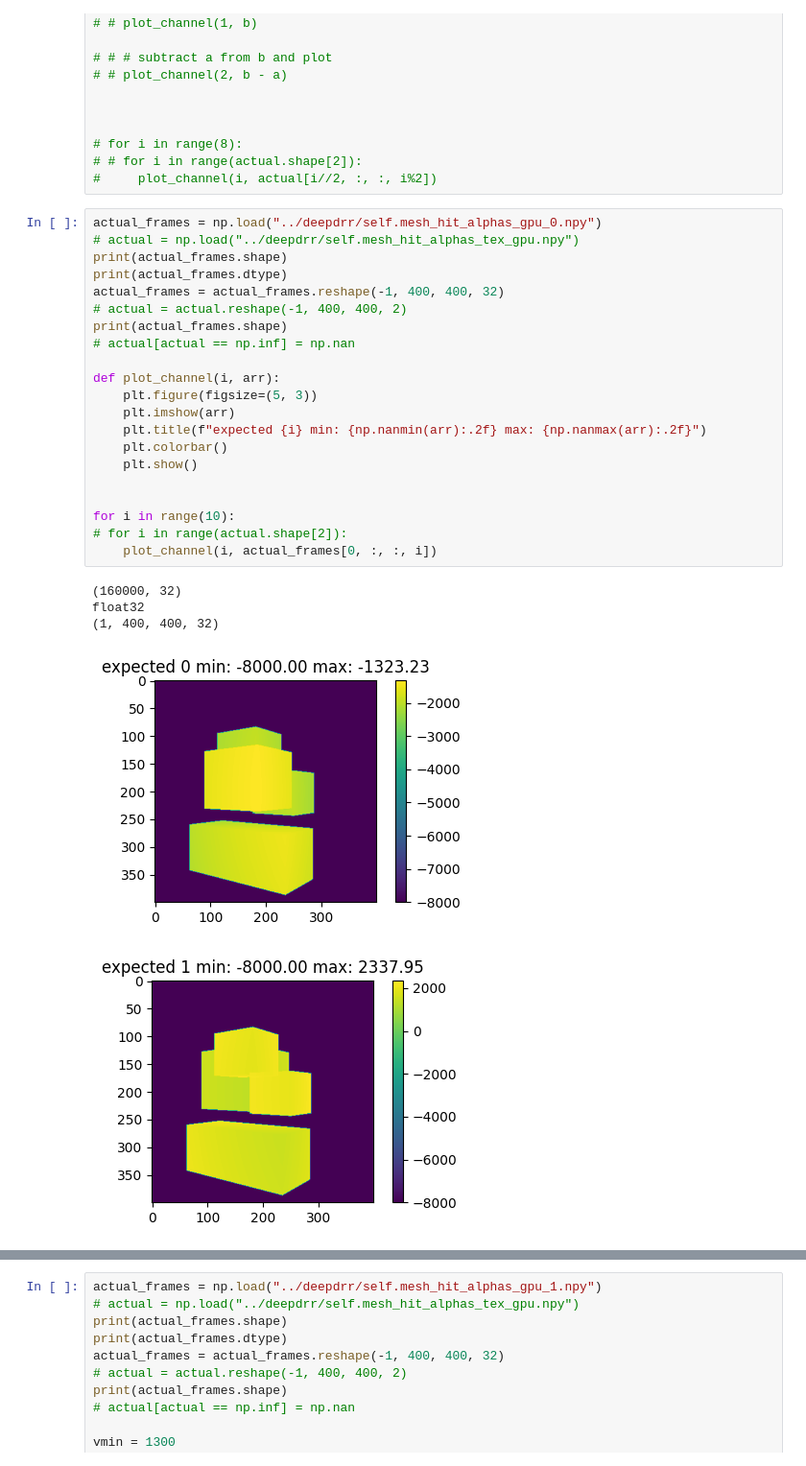
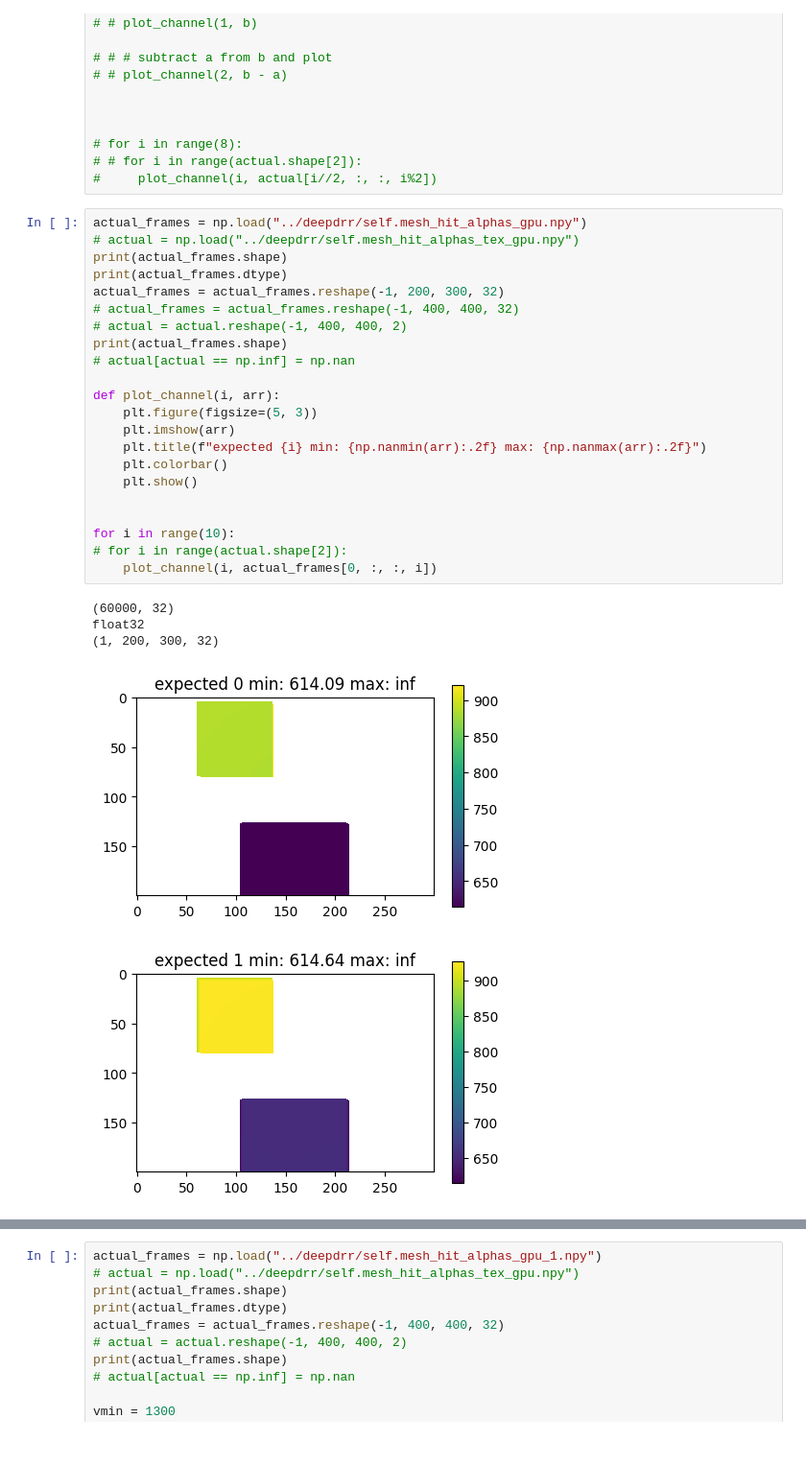
Before and after one commit to PelvisVR/deepdrr, a Jupyter notebook: compare_depth.ipynb, the cells around one changed output, grey strips where cells are left out. Shown at 96% size. Drawn from its saved outputs; the diff is of its cells as text.

Commit message:
Improved image compare

```diff
--- a/compare_depth.ipynb
+++ b/compare_depth.ipynb
@@ -87,29 +67,30 @@ expected_img.shape
 # # for i in range(actual.shape[2]):
 #     plot_channel(i, actual[i//2, :, :, i%2])
 # %%
-actual_frames = np.load("../deepdrr/self.mesh_hit_alphas_gpu_0.npy")
+actual_frames = np.load("../deepdrr/self.mesh_hit_alphas_gpu.npy")
 # actual = np.load("../deepdrr/self.mesh_hit_alphas_tex_gpu.npy")
 print(actual_frames.shape)
 print(actual_frames.dtype)
-actual_frames = actual_frames.reshape(-1, 400, 400, 32)
+actual_frames = actual_frames.reshape(-1, 200, 300, 32)
+# actual_frames = actual_frames.reshape(-1, 400, 400, 32)
 # actual = actual.reshape(-1, 400, 400, 2)
 print(actual_frames.shape)
 # actual[actual == np.inf] = np.nan
 
 def plot_channel(i, arr):
     plt.figure(figsize=(5, 3))
     plt.imshow(arr)
     plt.title(f"expected {i} min: {np.nanmin(arr):.2f} max: {np.nanmax(arr):.2f}")
     plt.colorbar()
     plt.show()
 
 
 for i in range(10):
 # for i in range(actual.shape[2]):
     plot_channel(i, actual_frames[0, :, :, i])
 # %% [output]
-(160000, 32)
+(60000, 32)
 float32
-(1, 400, 400, 32)
+(1, 200, 300, 32)
-[figure, old version]
+[figure, new version]
-[figure, old version]
+[figure, new version]
```
Also changed, not shown: parts of 5 cells of this notebook, 16 other files.
